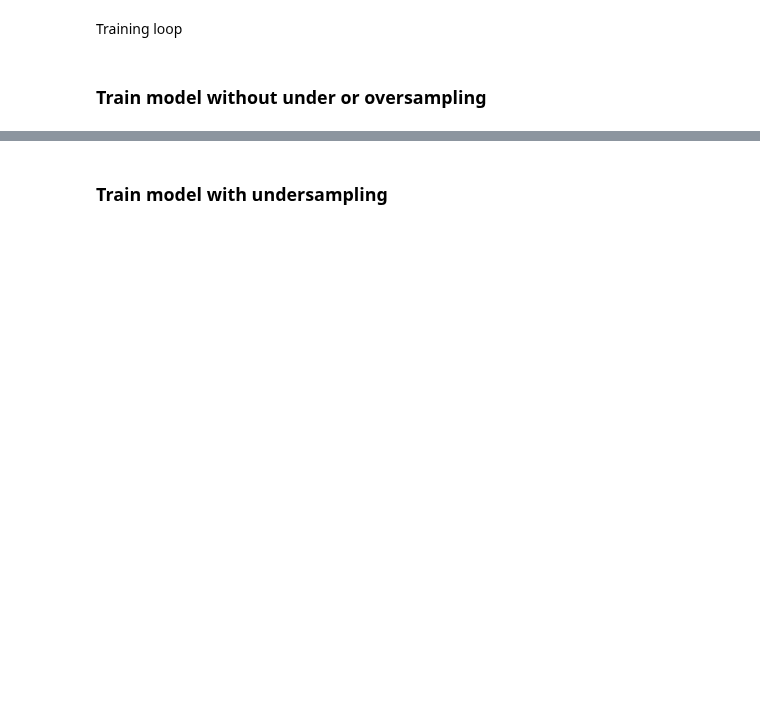
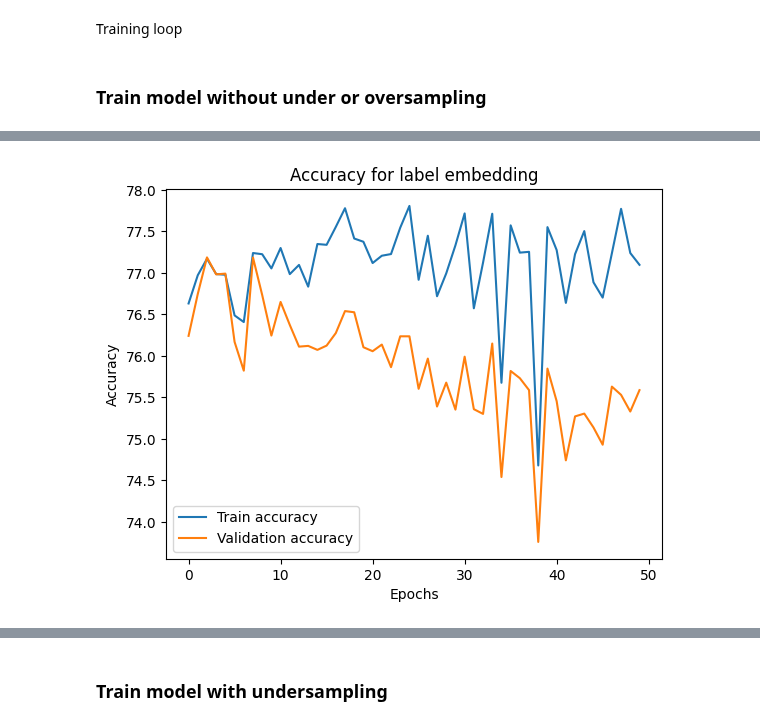
Before and after one commit to medplot/data-mining-project, a Jupyter notebook: jupyter_notebooks/neural_network_label_embedding.ipynb, the cells around one changed output, grey strips where cells are left out. Cells and saved outputs as stored; diff of their text form; code cells hidden in the pictures; blank space fills up the shorter version.

```diff
--- a/jupyter_notebooks/neural_network_label_embedding.ipynb
+++ b/jupyter_notebooks/neural_network_label_embedding.ipynb
@@ -295,0 +294,4 @@ plot_accuracy(accuracy_values)
+# %%
+plot_multiple_accuracy_curves([accuracy_values, accuracy_values_validation], labels=["Train accuracy", "Validation accuracy"], title="Accuracy for label embedding")
+# %% [output]
+[figure, added]
```
Also changed, not shown: parts of 27 cells of this notebook, 1 other file.
